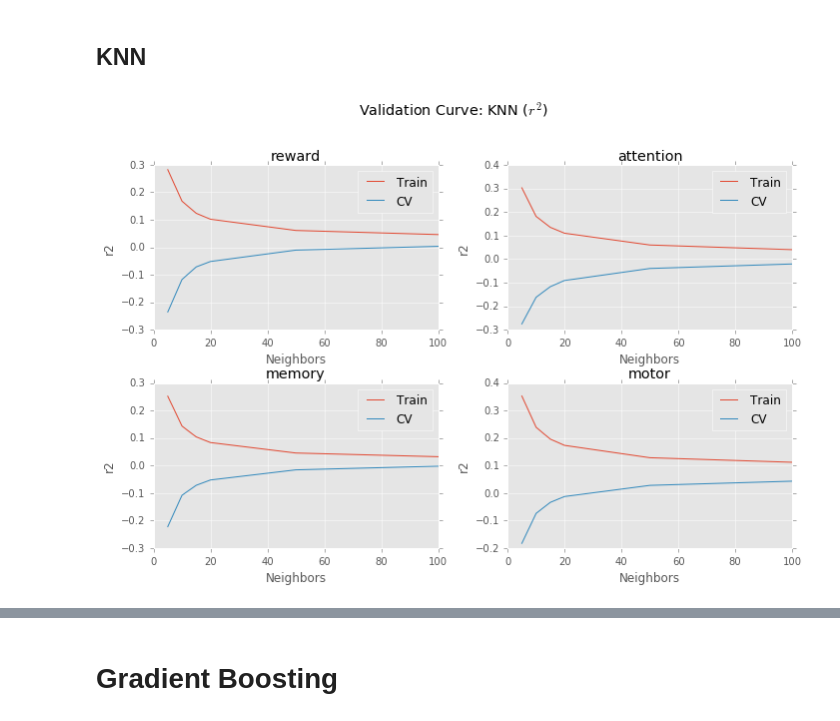
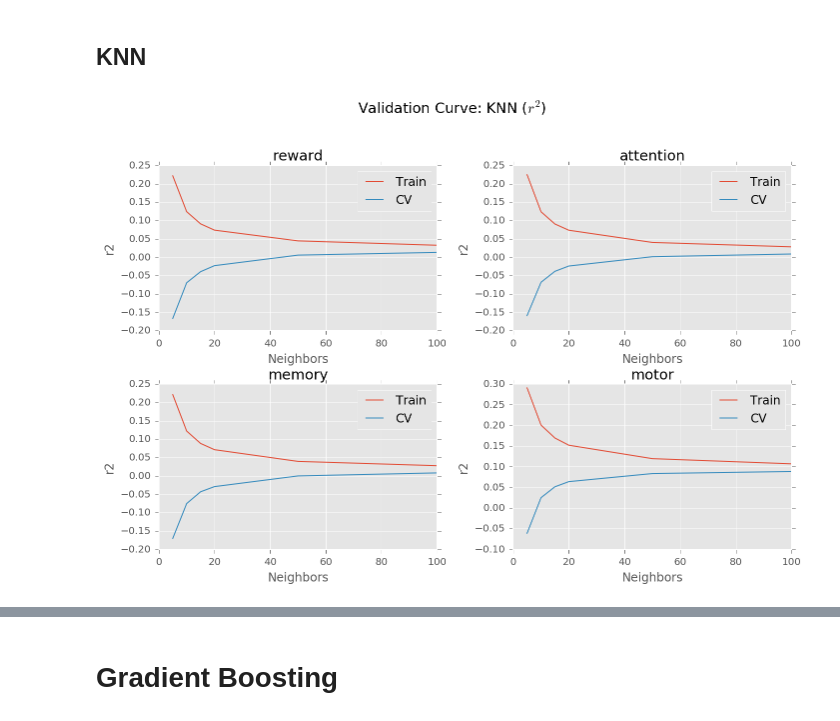
Before and after one commit to voytekresearch/nsaba, a Jupyter notebook: notebooks/testing/Estimation.ipynb, the cells around one changed output, grey strips where cells are left out. Drawn from its saved outputs; the diff is of its cells as text; code cells hidden in the pictures.

```diff
--- a/notebooks/testing/Estimation.ipynb
+++ b/notebooks/testing/Estimation.ipynb
@@ -139,11 +181,9 @@ valid_scores_ = []
 
 plt.figure(figsize=(10,7))
 plt.suptitle("Validation Curve: Decision Trees ($r^{2}$)", fontsize='x-large')
-for term, sb, df in zip(terms, range(221,225), dfs):
-    X = df.loc[:, 'x':'z'].as_matrix()
-    y = df.loc[:, term].as_matrix()
+for term, sb in zip(terms, range(221,225)):
     train_scores, valid_scores = validation_curve(DecisionTreeRegressor(),
-                                                  X, y, "max_depth", depth,
+                                                  D[term].X, D[term].y, "max_depth", depth,
                                                   scoring=score, n_jobs=4, cv=5)
     plot_vc(depth, train_scores, valid_scores,
             score, "Depth", sb, term)
@@ -185,11 +225,9 @@ valid_scores_ = []
 
 plt.figure(figsize=(10,7))
 plt.suptitle("Validation Curve: Decision Trees (MSE)", fontsize='x-large')
-for term, sb, df in zip(terms, range(221,225), dfs):
-    X = df.loc[:, 'x':'z'].as_matrix()
-    y = df.loc[:, term].as_matrix()
+for term, sb in zip(terms, range(221,225)):
     train_scores, valid_scores = validation_curve(DecisionTreeRegressor(),
-                                                  X, y, "max_depth", depth,
+                                                  D[term].X, D[term].y, "max_depth", depth,
                                                   scoring=score, n_jobs=4, cv=5)
     plot_vc(depth, -train_scores, -valid_scores,
             score, "Depth", sb, term)
@@ -234,11 +272,9 @@ valid_scores_ = []
 
 plt.figure(figsize=(10,7))
 plt.suptitle("Validation Curve: Random Forests ($r^{2}$)", fontsize='x-large')
-for term, sb, df in zip(terms, range(221,225), dfs):
-    X = df.loc[:, 'x':'z'].as_matrix()
-    y = df.loc[:, term].as_matrix()
+for term, sb in zip(terms, range(221,225)):
     train_scores, valid_scores = validation_curve(RandomForestRegressor(),
-                                              X, y, "n_estimators", trees,
+                                              D[term].X, D[term].y, "n_estimators", trees,
                                               scoring=score, n_jobs=4, cv=5)
     plot_vc(trees, train_scores, valid_scores,
             score, "Trees", sb, term)
@@ -280,11 +316,9 @@ valid_scores_ = []
 
 plt.figure(figsize=(10,7))
 plt.suptitle("Validation Curve: Random Forests (MSE)", fontsize='x-large')
-for term, sb, df in zip(terms, range(221,225), dfs):
-    X = df.loc[:, 'x':'z'].as_matrix()
-    y = df.loc[:, term].as_matrix()
+for term, sb in zip(terms, range(221,225)):
     train_scores, valid_scores = validation_curve(RandomForestRegressor(),
-                                              X, y, "n_estimators", trees,
+                                              D[term].X, D[term].y, "n_estimators", trees,
                                               scoring=score, n_jobs=4, cv=5)
     plot_vc(trees, -train_scores, -valid_scores,
             score, "Trees", sb, term)
@@ -324,25 +358,23 @@ motor          300             0.00129084       0.0056129
 # %%
 score = 'r2'
 neighbors = [5,10,15,20,50,100]
 
 plt.figure(figsize=(10,7))
 plt.suptitle("Validation Curve: KNN ($r^{2}$)", fontsize='x-large')
-for term, sb, df in zip(terms, range(221,225), dfs):
-    X = df.loc[:, 'x':'z'].as_matrix()
-    y = df.loc[:, term].as_matrix()
+for term, sb in zip(terms, range(221,225)):
     train_scores, valid_scores = validation_curve(KNeighborsRegressor(),
-                                              X, y, "n_neighbors", neighbors,
+                                              D[term].X, D[term].y, "n_neighbors", neighbors,
                                               scoring=score, n_jobs=4, cv=5)
     plot_vc(neighbors, train_scores, valid_scores,
             score, "Neighbors", sb, term)
 
     train_scores_.append(train_scores)
     valid_scores_.append(valid_scores)
 
 plt.tight_layout()
 plt.subplots_adjust(top=.85)
 # %% [output]
-[figure, old version]
+[figure, new version]
 # %%
 # Printing and saving scores
 print_scores(terms, neighbors, train_scores_, valid_scores_, "Neighbors", error=False)
```
Also changed, not shown: parts of 22 cells of this notebook, 8 other files.
